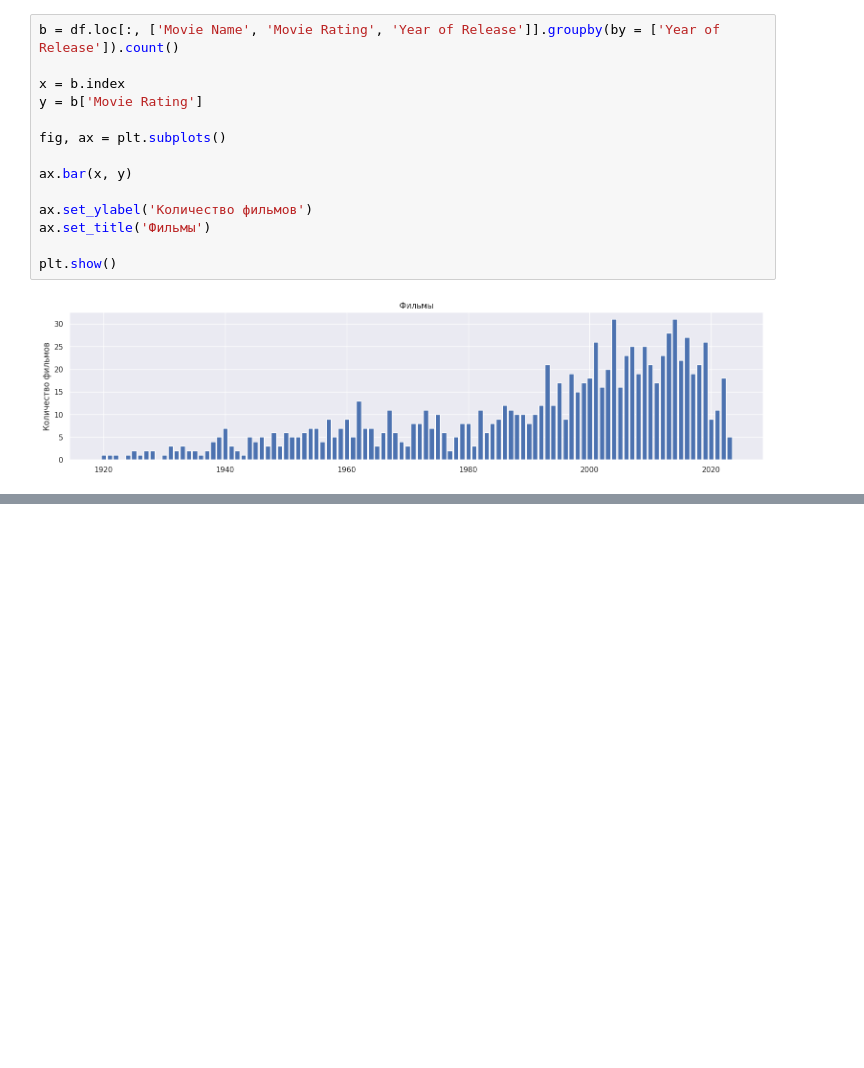
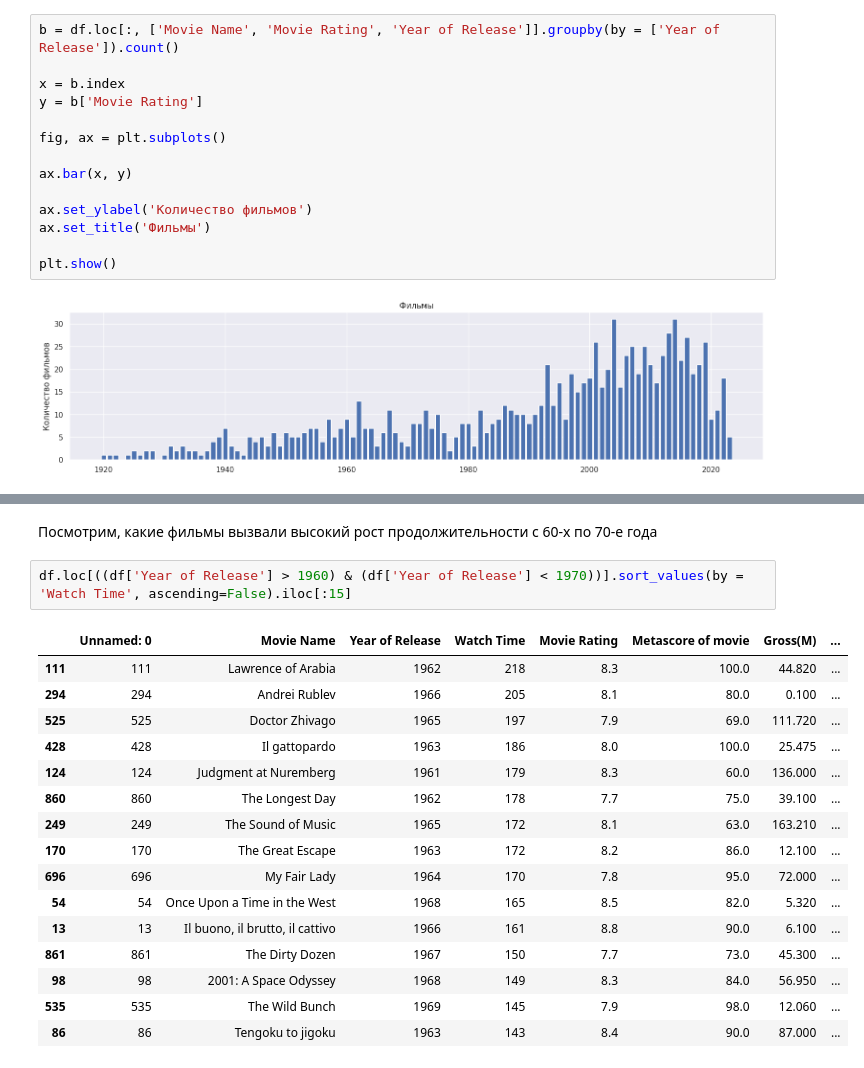
Before and after one commit to zyf2021/freeCodeCamp, a Jupyter notebook: Top_1000_IMDb_movies_New_version.ipynb, the cells around one changed output, grey strips where cells are left out. Saved outputs shown, nothing was run; the diff lists cells and outputs as text; blank space fills up the shorter version.

```diff
--- a/Top_1000_IMDb_movies_New_version.ipynb
+++ b/Top_1000_IMDb_movies_New_version.ipynb
@@ -319,0 +347,21 @@ plt.show()
+# %% [markdown]
+Посмотрим, какие фильмы вызвали высокий рост продолжительности с 60-х по 70-е года
+# %%
+df.loc[((df['Year of Release'] > 1960) & (df['Year of Release'] < 1970))].sort_values(by = 'Watch Time', ascending=False).iloc[:15]
+# %% [output]
+|  | Unnamed: 0 | Movie Name | Year of Release | Watch Time | Movie Rating | Metascore of movie | Gross(M) | ... |
+| 111 | 111 | Lawrence of Arabia | 1962 | 218 | 8.3 | 100.0 | 44.820 | ... |
+| 294 | 294 | Andrei Rublev | 1966 | 205 | 8.1 | 80.0 | 0.100 | ... |
+| 525 | 525 | Doctor Zhivago | 1965 | 197 | 7.9 | 69.0 | 111.720 | ... |
+| 428 | 428 | Il gattopardo | 1963 | 186 | 8.0 | 100.0 | 25.475 | ... |
+| 124 | 124 | Judgment at Nuremberg | 1961 | 179 | 8.3 | 60.0 | 136.000 | ... |
+| 860 | 860 | The Longest Day | 1962 | 178 | 7.7 | 75.0 | 39.100 | ... |
+| 249 | 249 | The Sound of Music | 1965 | 172 | 8.1 | 63.0 | 163.210 | ... |
+| 170 | 170 | The Great Escape | 1963 | 172 | 8.2 | 86.0 | 12.100 | ... |
+| 696 | 696 | My Fair Lady | 1964 | 170 | 7.8 | 95.0 | 72.000 | ... |
+| 54 | 54 | Once Upon a Time in the West | 1968 | 165 | 8.5 | 82.0 | 5.320 | ... |
+| 13 | 13 | Il buono, il brutto, il cattivo | 1966 | 161 | 8.8 | 90.0 | 6.100 | ... |
+| 861 | 861 | The Dirty Dozen | 1967 | 150 | 7.7 | 73.0 | 45.300 | ... |
+| 98 | 98 | 2001: A Space Odyssey | 1968 | 149 | 8.3 | 84.0 | 56.950 | ... |
+| 535 | 535 | The Wild Bunch | 1969 | 145 | 7.9 | 98.0 | 12.060 | ... |
+| 86 | 86 | Tengoku to jigoku | 1963 | 143 | 8.4 | 90.0 | 87.000 | ... |
```
Also changed, not shown: parts of 14 cells of this notebook.
